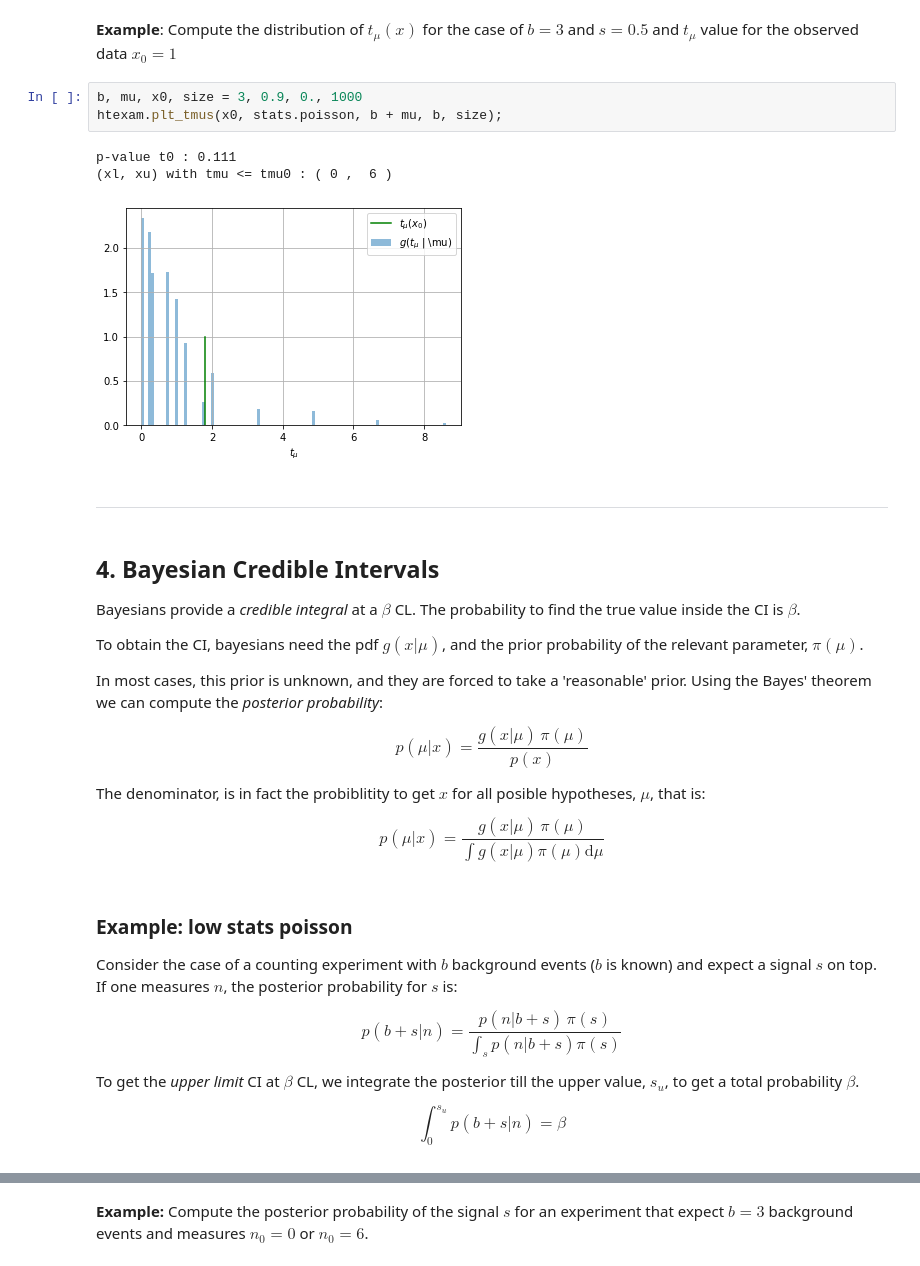
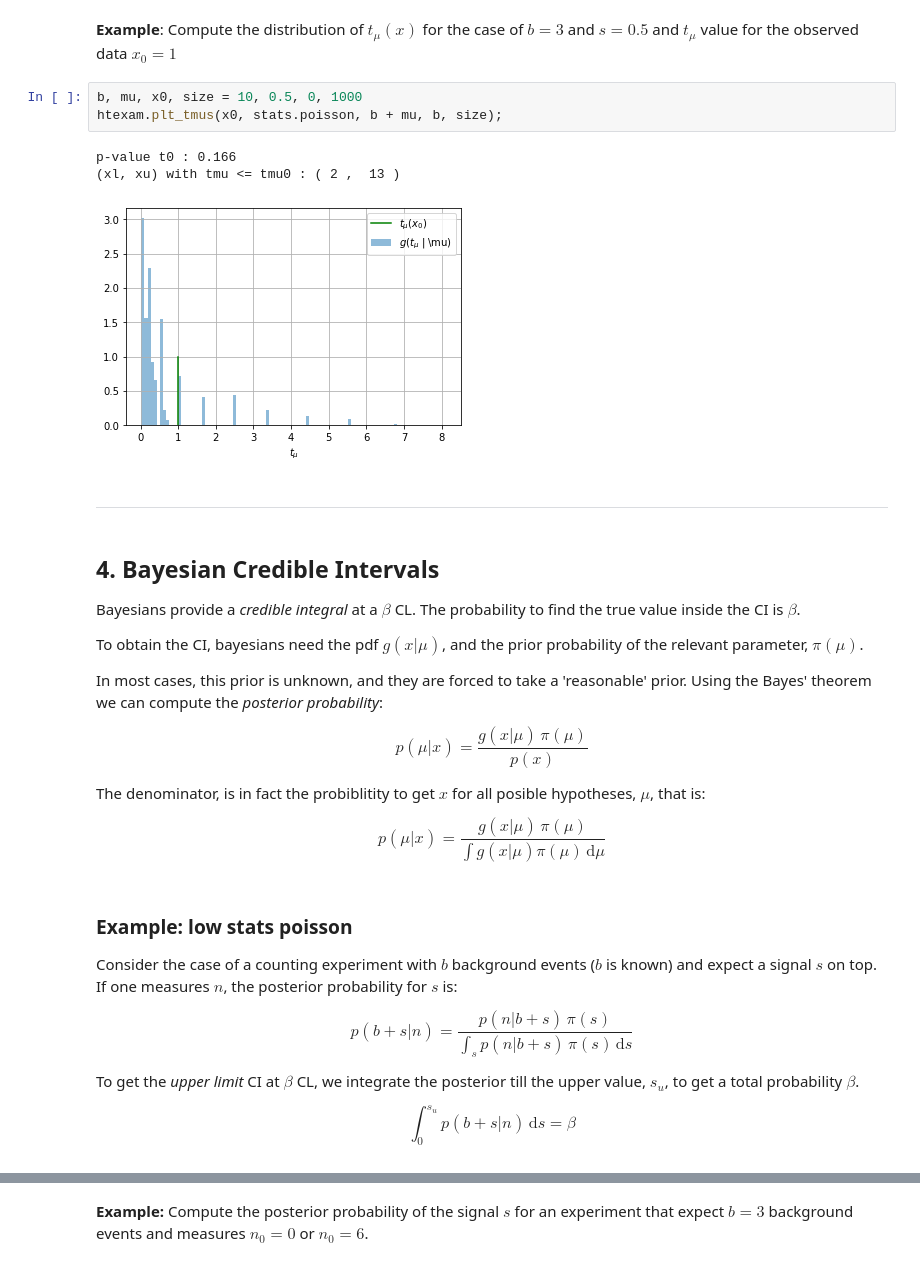
Before and after one commit to jahernando/USC-TA, a Jupyter notebook: ta_confidence_intervals.ipynb, the cells around one changed output, grey strips where cells are left out. Cells and saved outputs as stored; diff of their text form.

```diff
--- a/ta_confidence_intervals.ipynb
+++ b/ta_confidence_intervals.ipynb
@@ -400,12 +419,12 @@ In this case $\mu$ is a vector. We scan a region of the vector space. For each p
 # %% [markdown]
 **Example**: Compute the distribution of $t_\mu(x)$ for the case of $b=3$ and $s=0.5$ and $t_\mu$ value for the observed data $x_0 = 1$
 # %%
-b, mu, x0, size = 3, 0.9, 0., 1000
+b, mu, x0, size = 10, 0.5, 0, 1000
 htexam.plt_tmus(x0, stats.poisson, b + mu, b, size);
 # %% [output]
-p-value t0 : 0.111
-(xl, xu) with tmu <= tmu0 : ( 0 ,  6 )
+p-value t0 : 0.166
+(xl, xu) with tmu <= tmu0 : ( 2 ,  13 )
-[figure, old version]
+[figure, new version]
 # %% [markdown]
 ---
 # %% [markdown]
@@ -424,7 +443,7 @@ $$
 The denominator, is in fact the probiblitity to get $x$ for all posible hypotheses, $\mu$, that is:
 
 $$
-p(\mu | x) = \frac{g(x |\mu) \, \pi(\mu)}{\int g(x | \mu) \pi(\mu) \mathrm{d}\mu}
+p(\mu | x) = \frac{g(x |\mu) \, \pi(\mu)}{\int g(x | \mu) \pi(\mu) \, \mathrm{d}\mu}
 $$
 # %% [markdown]
 
@@ -433,13 +452,13 @@ $$
 Consider the case of a counting experiment with $b$ background events ($b$ is known) and expect a signal $s$ on top. If one measures $n$, the posterior probability for $s$ is:
 
 $$
-p(b + s | n) = \frac{p(n | b + s) \,\pi(s)}{\int_s p(n | b+s) \pi(s)}
+p(b + s | n) = \frac{p(n | b + s) \,\pi(s)}{\int_s p(n | b+s) \, \pi(s) \, \mathrm{d}s}
 $$
 
 To get the *upper limit* CI at $\beta$ CL, we integrate the posterior till the upper value, $s_u$, to get a total probability $\beta$.
 
 $$
-\int_{0}^{s_u} p(b + s | n)  = \beta
+\int_{0}^{s_u} p(b + s | n)  \, \mathrm{d}s = \beta
 $$
 # %% [markdown]
 
```
Also changed, not shown: parts of 29 cells of this notebook, 3 other files.
